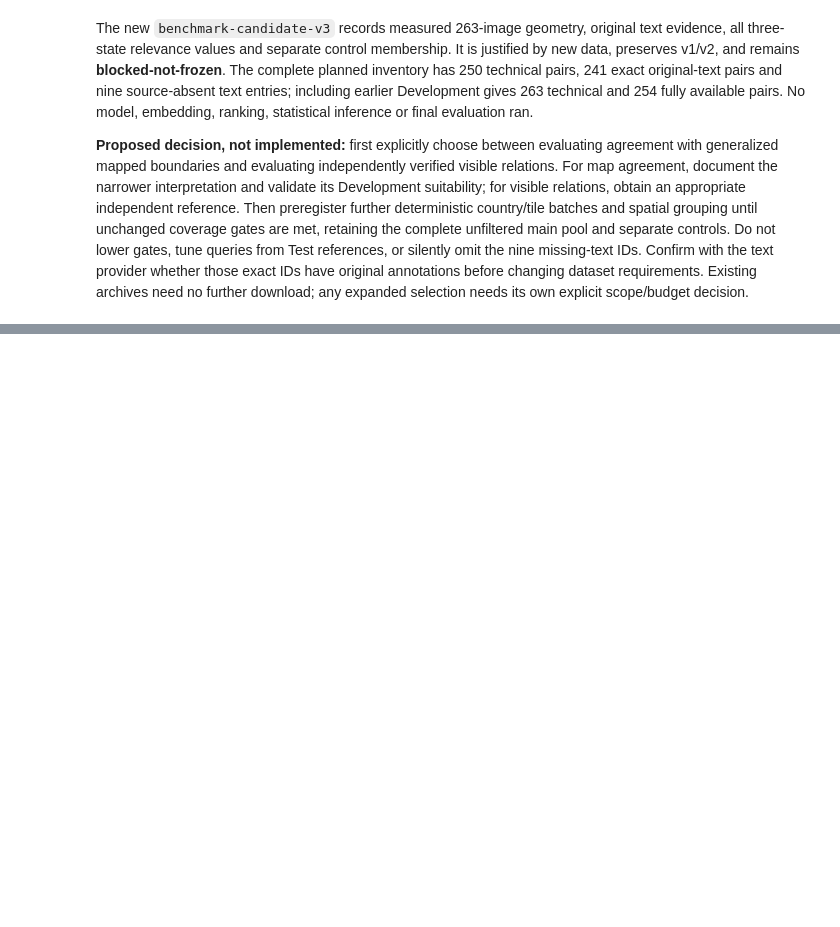
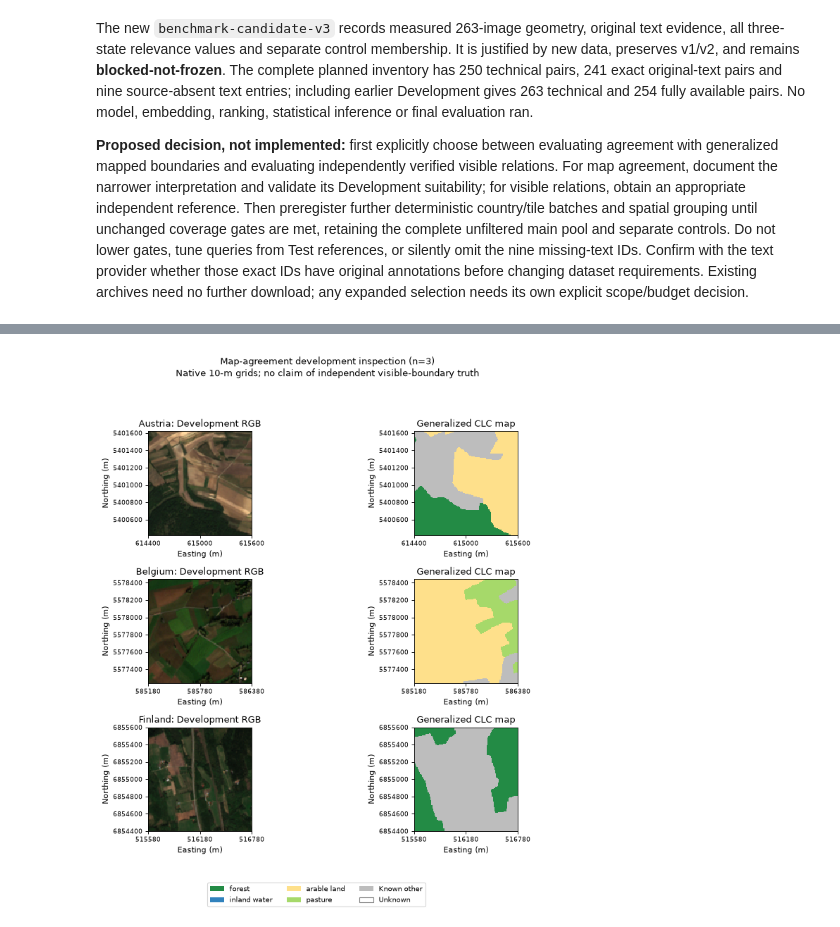
Before and after one commit to manuelmiddendorf/earth-observation, a Jupyter notebook: notebooks/02_benchmark_construction.ipynb, the cells around one changed output, grey strips where cells are left out. Cells and saved outputs as stored; diff of their text form; code cells hidden in the pictures; blank space fills up the shorter version.

Commit message:
Define mapped relevance and assess fixed 2000-patch expansion

```diff
--- a/notebooks/02_benchmark_construction.ipynb
+++ b/notebooks/02_benchmark_construction.ipynb
@@ -99,6 +103,10 @@ FULL_ACCESS_PATH = ROOT / "manifests/archive-data-access-v2.json"
 FULL_OUTPUT = ROOT / "outputs/archive-data-access-v2"
 FULL_CANDIDATE = ROOT / "manifests/benchmark-candidate-v3.json"
 DEV_EXAMPLE_COUNTRIES = ["Austria", "Belgium", "Finland"]
+EXPANSION_DESIGN_PATH = ROOT / "config/benchmark-design-v2.json"
+EXPANSION_ACCESS_PATH = ROOT / "manifests/archive-data-access-v3.json"
+EXPANSION_OUTPUT = ROOT / "outputs/archive-data-access-v3"
+EXPANSION_CANDIDATE_PATH = ROOT / "manifests/benchmark-candidate-v4.json"
 plt.rcParams["figure.dpi"] = 80
 COLORS = {
     "forest": "#238b45",
@@ -1631,0 +1765,85 @@ needs its own explicit scope/budget decision.
+# %%
+semantic_examples = expanded_completion["reference_validation"]["development_examples"]
+display(
+    pd.DataFrame(semantic_examples)[
+        [
+            "country",
+            "raw_clc_pixel_counts",
+            "full_patch_area_m2",
+            "mapped_fractions",
+            "mapped_contact_m",
+        ]
+    ]
+)
+expanded_example_ids = [row["patch_id"] for row in semantic_examples]
+_, _, expanded_example_summaries = inspect_reference_selection(
+    {
+        "members": [
+            member
+            for receipt in json.loads(
+                (CACHE / "archive-access-v3/extraction-results.json").read_text()
+            )
+            if receipt["archive"]["name"] == "Reference_Maps.tar.zst"
+            for member in receipt["members"]
+            if any("/" + pid + "/" in member["name"] for pid in expanded_example_ids)
+        ]
+    },
+    expanded_example_ids,
+    RAW,
+    rules,
+    queries,
+)
+fig_expanded, expanded_axes = plt.subplots(3, 2, figsize=(10, 10), dpi=80)
+for row, pid in enumerate(expanded_example_ids):
+    summary = expanded_example_summaries[pid]
+    files = patch_files(pid, RAW / "BigEarthNet-S2", RAW / "Reference_Maps")
+    native = inspect_patch(files)["rasters"]["B04"]
+    left, bottom, right, top = native["bounds"]
+    extent = (left, right, bottom, top)
+    expanded_axes[row, 0].imshow(
+        load_rgb(files, upper=DISPLAY_UPPER_DN),
+        extent=extent,
+        interpolation="nearest",
+    )
+    display_map = np.full(summary["unknown_mask"].shape, 4)
+    for index, name in enumerate(class_names):
+        display_map[summary["class_masks"][name]] = index
+    display_map[summary["unknown_mask"]] = 5
+    expanded_axes[row, 1].imshow(
+        display_map,
+        extent=extent,
+        cmap=cmap,
+        norm=norm,
+        interpolation="nearest",
+    )
+    expanded_axes[row, 0].set_title(
+        semantic_examples[row]["country"] + ": Development RGB"
+    )
+    expanded_axes[row, 1].set_title("Generalized CLC map")
+    for axis in expanded_axes[row]:
+        axis.set_xlabel("Easting (m)")
+        axis.set_ylabel("Northing (m)")
+        axis.ticklabel_format(style="plain", useOffset=False)
+        axis.set_xticks(np.linspace(left, right, 3))
+        axis.tick_params(labelsize=8)
+fig_expanded.legend(
+    handles=[
+        Patch(facecolor=COLORS[name], label=name.replace("_", " "))
+        for name in class_names
+    ]
+    + [
+        Patch(facecolor="#bdbdbd", label="Known other"),
+        Patch(facecolor="#ffffff", edgecolor="gray", label="Unknown"),
+    ],
+    loc="lower center",
+    ncol=3,
+    fontsize=9,
+)
+fig_expanded.suptitle(
+    "Map-agreement development inspection (n=3)\n"
+    "Native 10-m grids; no claim of independent visible-boundary truth"
+)
+fig_expanded.tight_layout(rect=(0, 0.08, 1, 0.94))
+fig_expanded.savefig(EXPANSION_OUTPUT / "development-rgb-map.png", dpi=110)
+plt.show()
+# %% [output]
@@ -1631,0 +1854 @@ needs its own explicit scope/budget decision.
+[figure, added]
```
Also changed, not shown: parts of 12 cells of this notebook, 11 other files.
